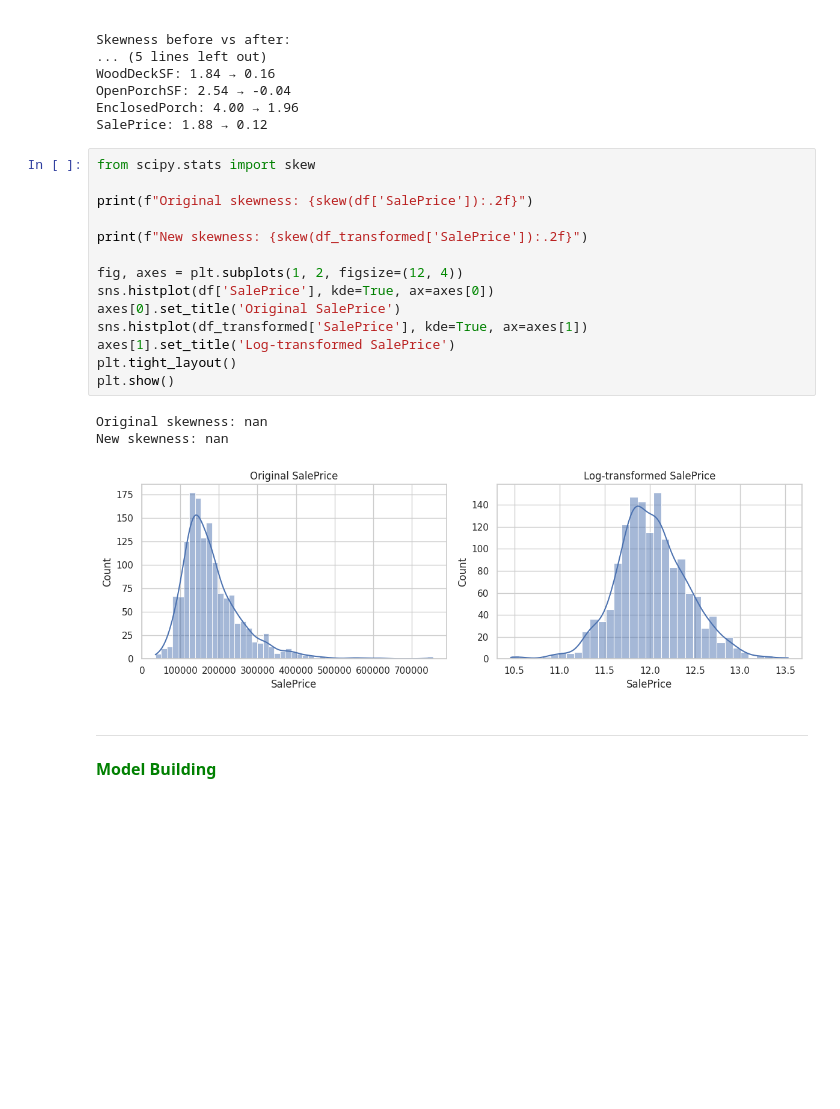
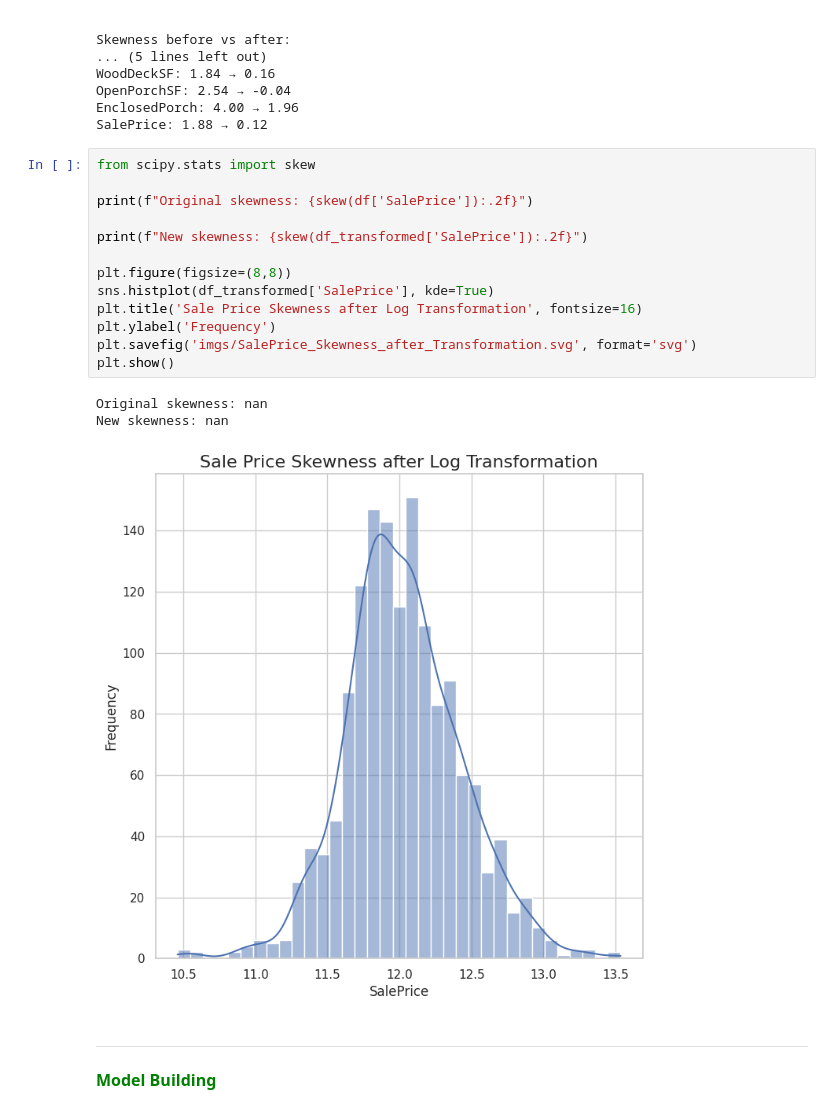
Before and after one commit to benaytms/house_prices_pred, a Jupyter notebook: main.ipynb, the cells around one changed output. Cells and saved outputs as stored; diff of their text form; blank space fills up the shorter version.

Commit message:
image of sale prices skewness after transformation added

```diff
--- a/main.ipynb
+++ b/main.ipynb
@@ -582,21 +582,20 @@ SalePrice: 1.88 → 0.12
 # %%
 from scipy.stats import skew
 
 print(f"Original skewness: {skew(df['SalePrice']):.2f}")
 
 print(f"New skewness: {skew(df_transformed['SalePrice']):.2f}")
 
-fig, axes = plt.subplots(1, 2, figsize=(12, 4))
-sns.histplot(df['SalePrice'], kde=True, ax=axes[0])
-axes[0].set_title('Original SalePrice')
-sns.histplot(df_transformed['SalePrice'], kde=True, ax=axes[1])
-axes[1].set_title('Log-transformed SalePrice')
-plt.tight_layout()
+plt.figure(figsize=(8,8))
+sns.histplot(df_transformed['SalePrice'], kde=True)
+plt.title('Sale Price Skewness after Log Transformation', fontsize=16)
+plt.ylabel('Frequency')
+plt.savefig('imgs/SalePrice_Skewness_after_Transformation.svg', format='svg')
 plt.show()
 # %% [output]
 Original skewness: nan
 New skewness: nan
-[figure, old version]
+[figure, new version]
 # %% [markdown]
 ---
 <span style='color:Green;font-weight:bold;font-size:16px'>
```
Also changed, not shown: 11 other files.
